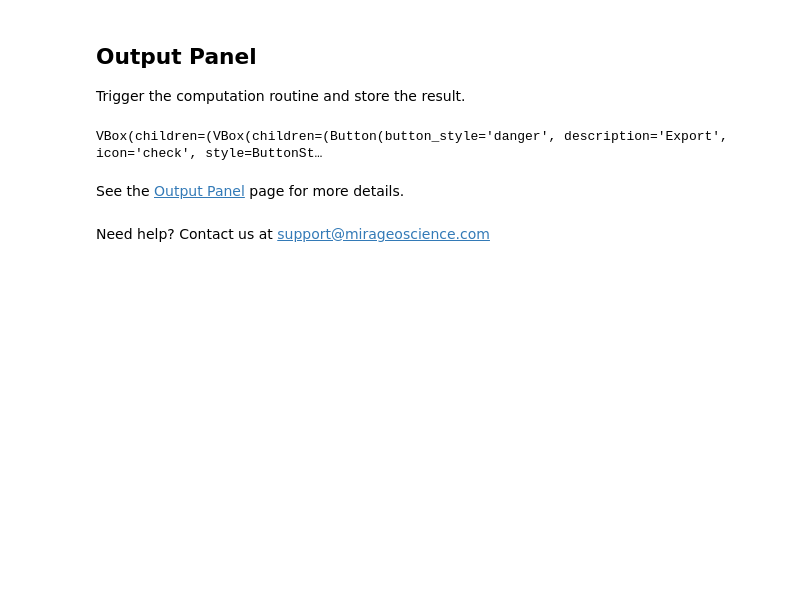
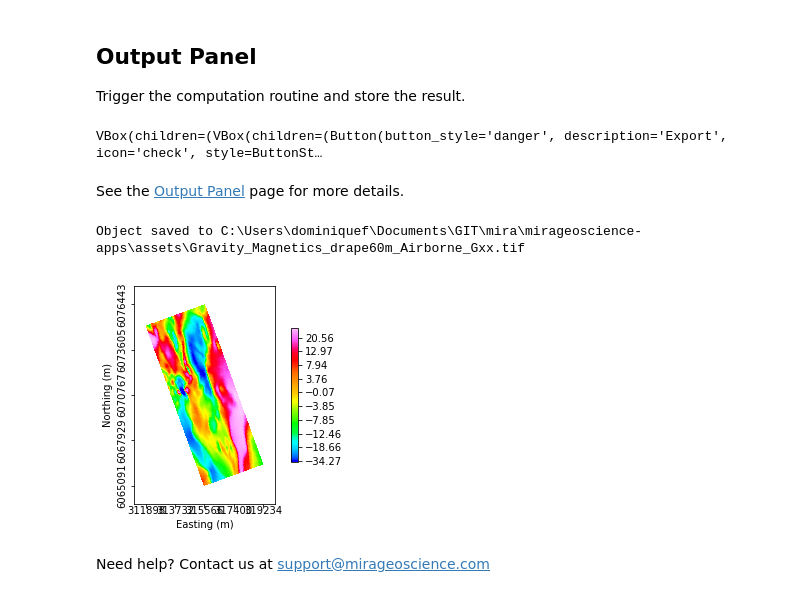
Before and after one commit to sebhmg/geoapps, a Jupyter notebook: docs/content/applications/export.ipynb, the cells around one changed output. Drawn from its saved outputs; the diff is of its cells as text; code cells hidden in the pictures; blank space fills up the shorter version.

Commit message:
Fix plot issue in Export app. Remove circular re-opening of workspace

```diff
--- a/docs/content/applications/export.ipynb
+++ b/docs/content/applications/export.ipynb
@@ -103,5 +103,11 @@ app.output_panel
 VBox(children=(VBox(children=(Button(button_style='danger', description='Export', icon='check', style=ButtonSt…
 # %% [markdown]
 See the [Output Panel](base_application.ipynb#Output-Panel) page for more details.
+# %%
+app.plot_result = True
+app.trigger.click()
+# %% [output]
+Object saved to C:\Users\dominiquef\Documents\GIT\mira\mirageoscience-apps\assets\Gravity_Magnetics_drape60m_Airborne_Gxx.tif
+[figure, added]
 # %% [markdown]
 Need help? Contact us at support@mirageoscience.com
```
Also changed, not shown: parts of 1 cell of this notebook, 2 other files.
